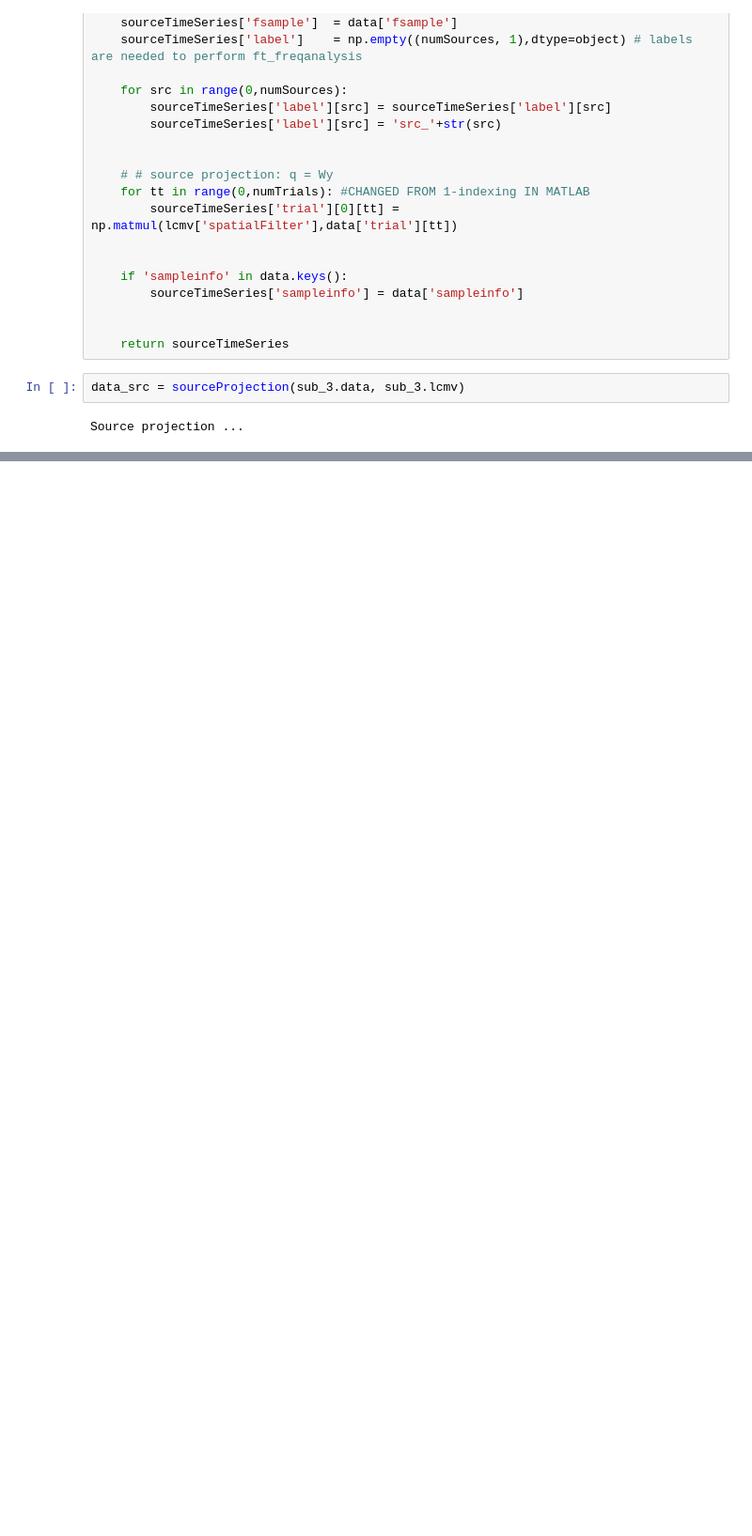
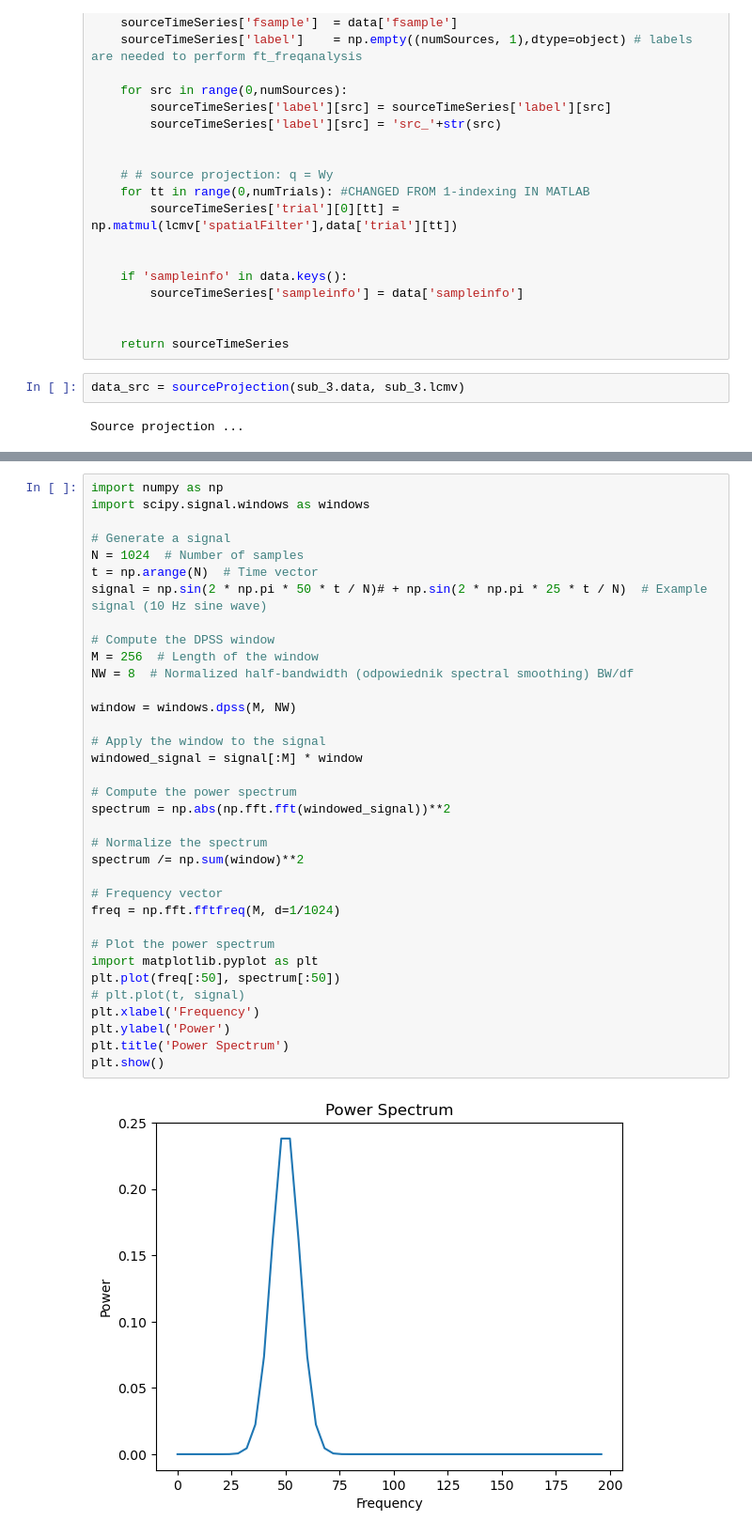
Before and after one commit to JanBnk/ToFFiPy, a Jupyter notebook: pytoffi.ipynb, the cells around one changed output, grey strips where cells are left out. Shown at 94% size. Drawn from its saved outputs; the diff is of its cells as text; blank space fills up the shorter version.

```diff
--- a/pytoffi.ipynb
+++ b/pytoffi.ipynb
@@ -227,0 +292,37 @@ SPYTypeError: Wrong type of `data`: expected filename of HDF5 file, HDF5 dataset
+# %%
+import numpy as np
+import scipy.signal.windows as windows
+
+# Generate a signal
+N = 1024  # Number of samples
+t = np.arange(N)  # Time vector
+signal = np.sin(2 * np.pi * 50 * t / N)# + np.sin(2 * np.pi * 25 * t / N)  # Example signal (10 Hz sine wave)
+
+# Compute the DPSS window
+M = 256  # Length of the window
+NW = 8  # Normalized half-bandwidth (odpowiednik spectral smoothing) BW/df
+
+window = windows.dpss(M, NW)
+
+# Apply the window to the signal
+windowed_signal = signal[:M] * window
+
+# Compute the power spectrum
+spectrum = np.abs(np.fft.fft(windowed_signal))**2
+
+# Normalize the spectrum
+spectrum /= np.sum(window)**2
+
+# Frequency vector
+freq = np.fft.fftfreq(M, d=1/1024)
+
+# Plot the power spectrum
+import matplotlib.pyplot as plt
+plt.plot(freq[:50], spectrum[:50])
+# plt.plot(t, signal)
+plt.xlabel('Frequency')
+plt.ylabel('Power')
+plt.title('Power Spectrum')
+plt.show()
+# %% [output]
+[figure, added]
```
Also changed, not shown: parts of 26 cells of this notebook.
